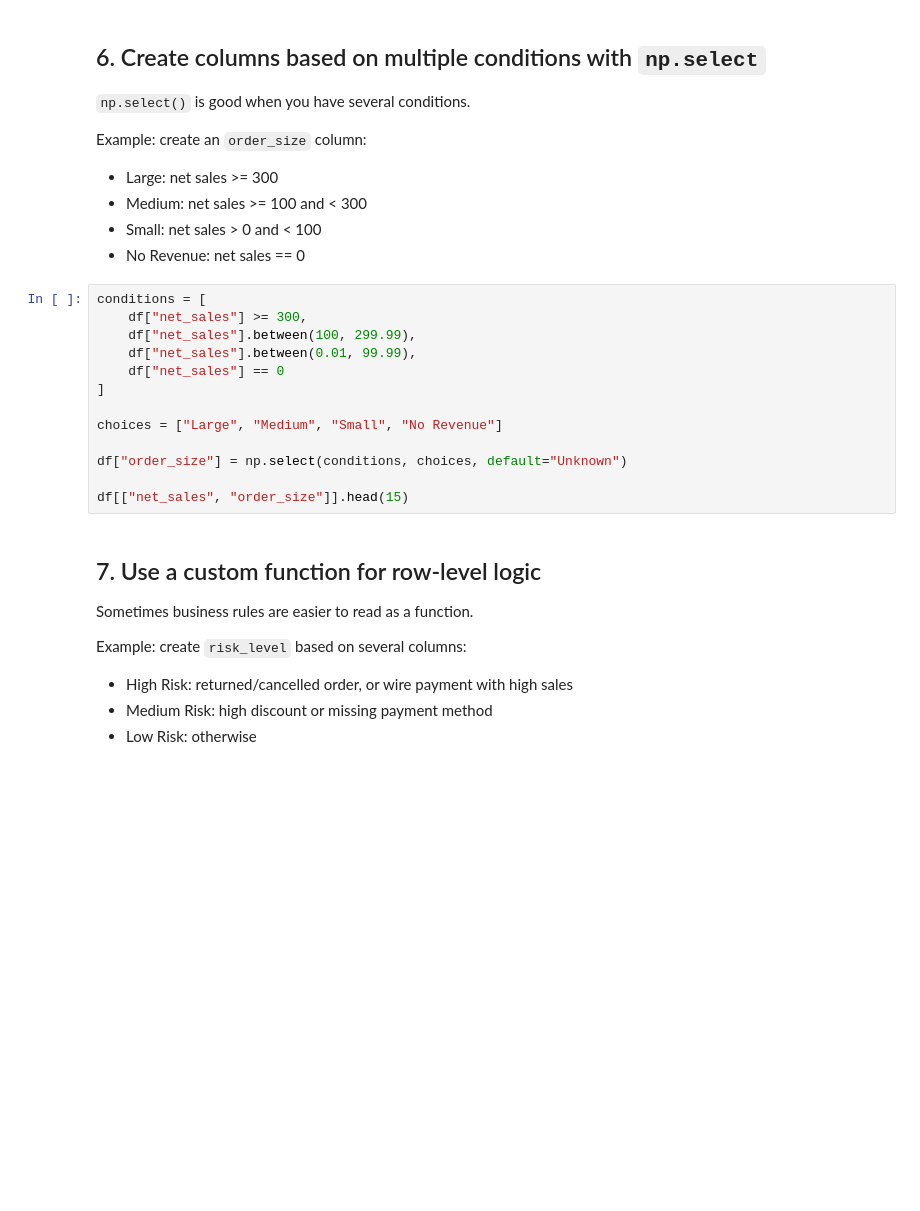
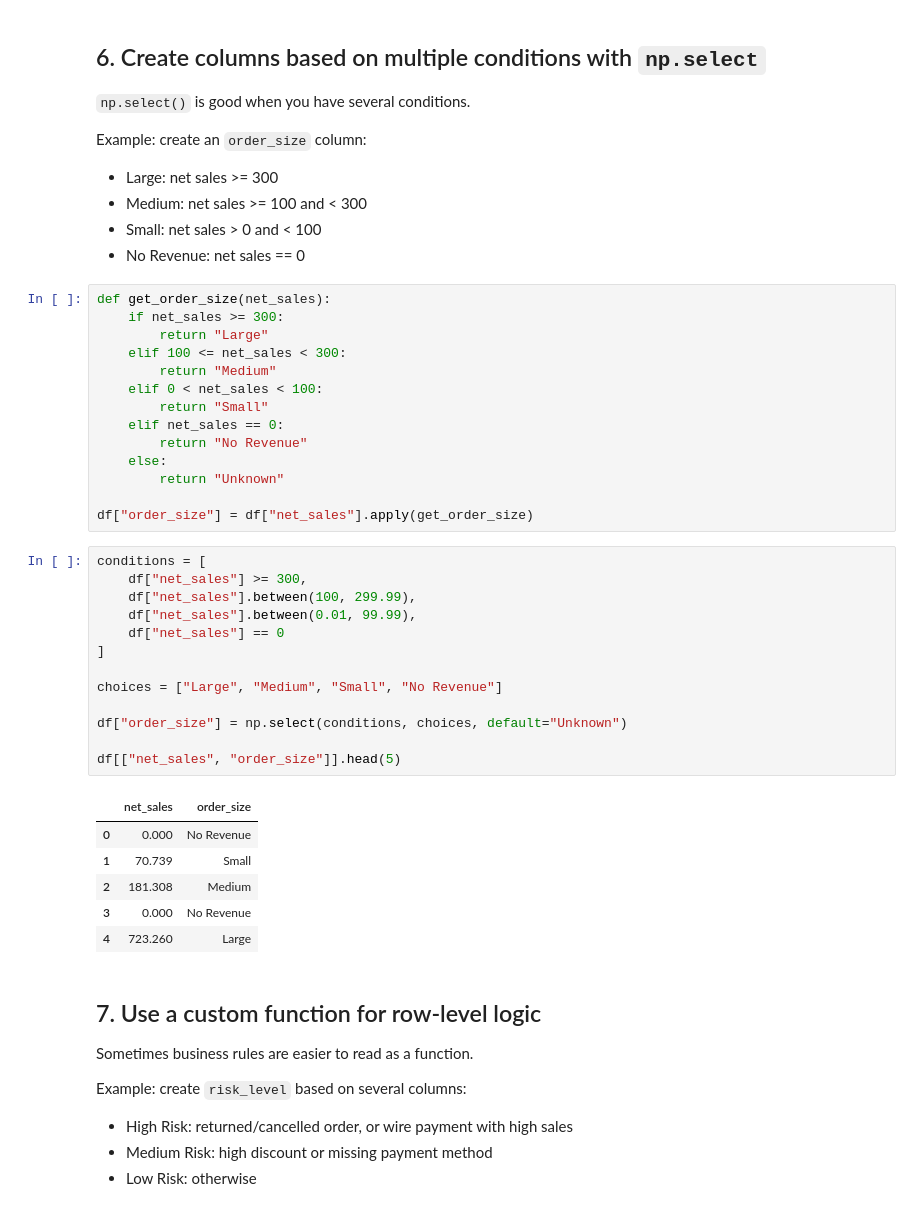
Before and after one commit to luhaibingster/data-science-python, a Jupyter notebook: week1/Pandas_part4.ipynb, the cells around one changed output. Saved outputs shown, nothing was run; the diff lists cells and outputs as text; blank space fills up the shorter version.

```diff
--- a/week1/Pandas_part4.ipynb
+++ b/week1/Pandas_part4.ipynb
@@ -263,19 +332,40 @@ Example: create an `order_size` column:
 - Medium: net sales >= 100 and < 300
 - Small: net sales > 0 and < 100
 - No Revenue: net sales == 0
+# %%
+def get_order_size(net_sales):
+    if net_sales >= 300:
+        return "Large"
+    elif 100 <= net_sales < 300:
+        return "Medium"
+    elif 0 < net_sales < 100:
+        return "Small"
+    elif net_sales == 0:
+        return "No Revenue"
+    else:
+        return "Unknown"
+
+df["order_size"] = df["net_sales"].apply(get_order_size)
 # %%
 conditions = [
     df["net_sales"] >= 300,
     df["net_sales"].between(100, 299.99),
     df["net_sales"].between(0.01, 99.99),
     df["net_sales"] == 0
 ]
 
 choices = ["Large", "Medium", "Small", "No Revenue"]
 
 df["order_size"] = np.select(conditions, choices, default="Unknown")
 
-df[["net_sales", "order_size"]].head(15)
+df[["net_sales", "order_size"]].head(5)
+# %% [output]
+|  | net_sales | order_size |
+| 0 | 0.000 | No Revenue |
+| 1 | 70.739 | Small |
+| 2 | 181.308 | Medium |
+| 3 | 0.000 | No Revenue |
+| 4 | 723.260 | Large |
 # %% [markdown]
 ## 7. Use a custom function for row-level logic
 
```
Also changed, not shown: parts of 20 cells of this notebook, 7 other files.
